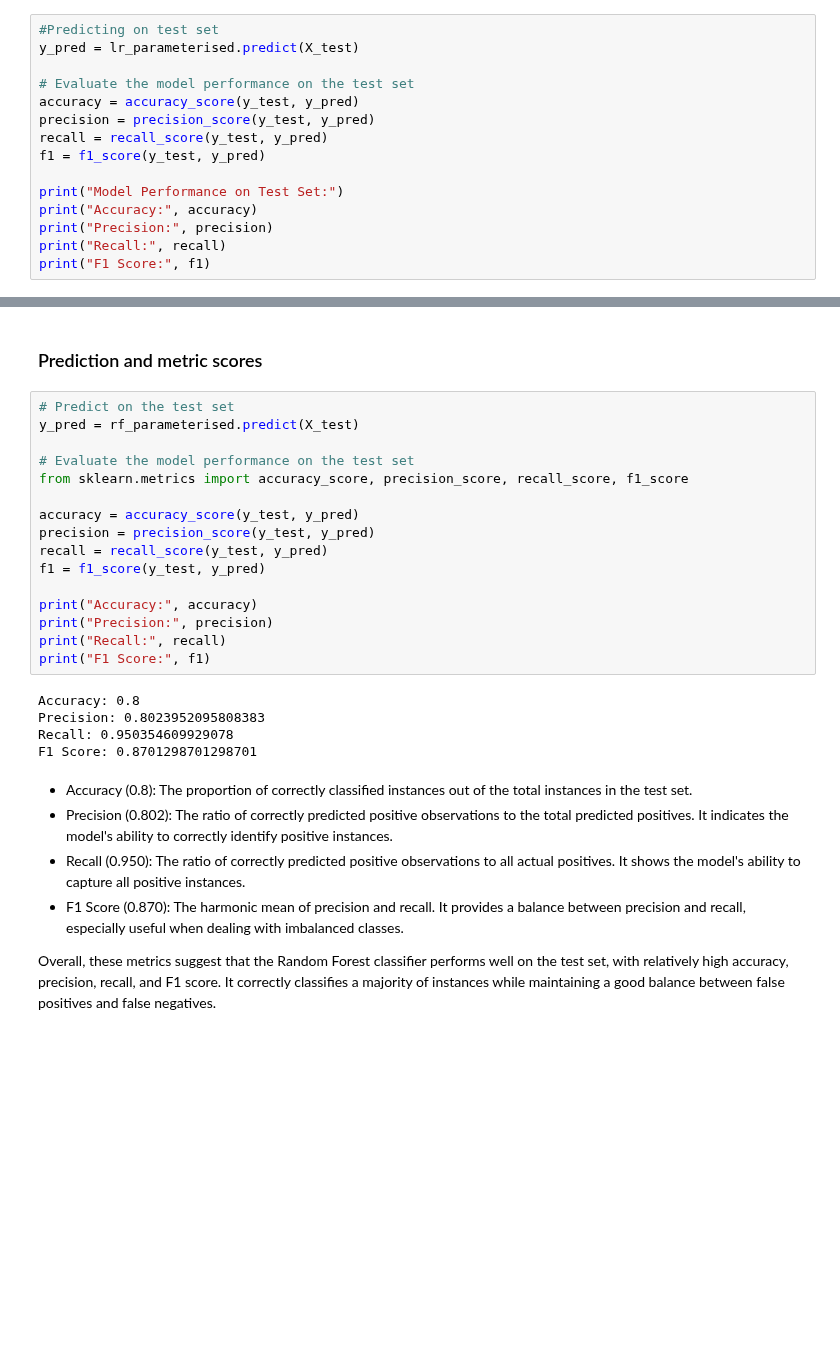
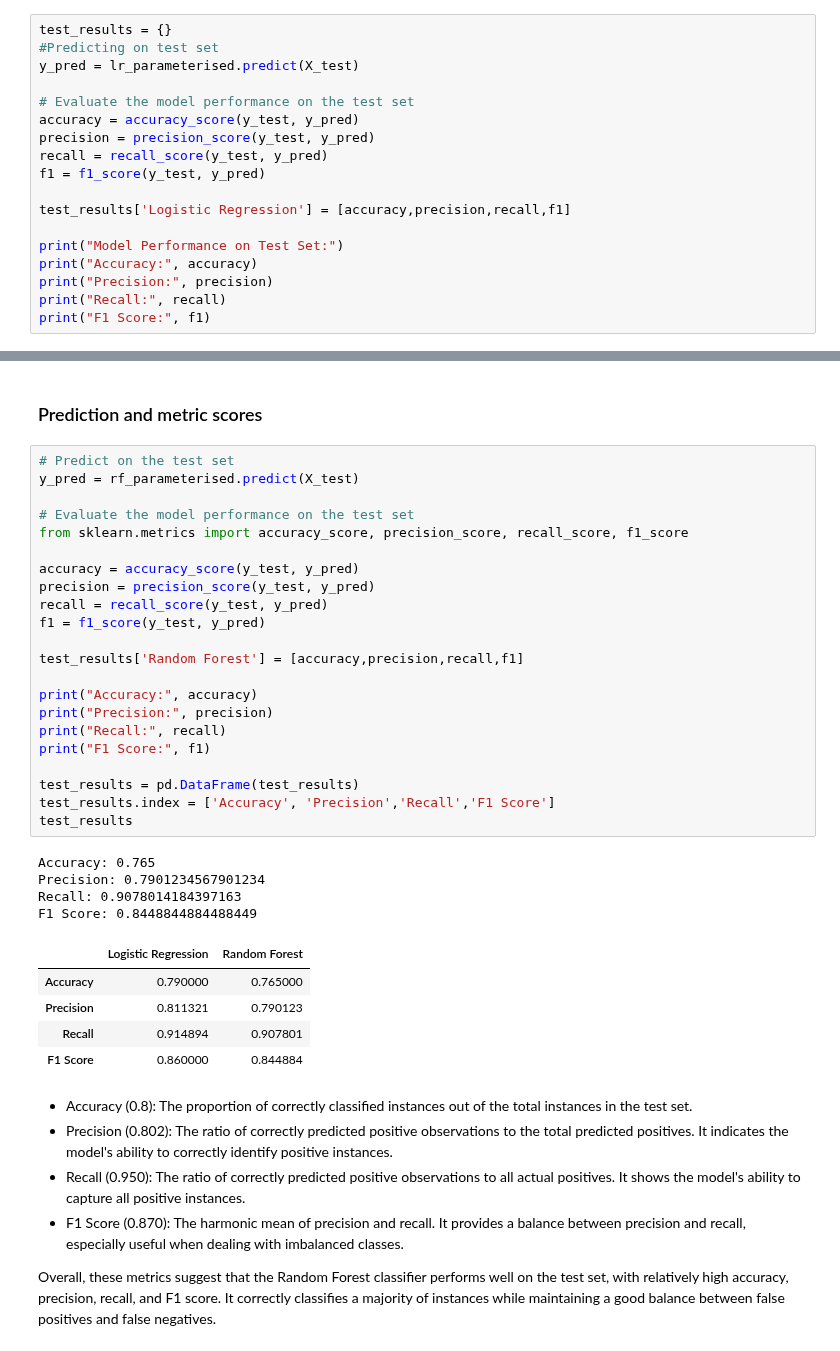
Before and after one commit to jjadeb/DSCI310_Group-12_Credit-Risk-Classification, a Jupyter notebook: reports/credit_risk_analysis.ipynb, the cells around one changed output, grey strips where cells are left out. Saved outputs shown, nothing was run; the diff lists cells and outputs as text; blank space fills up the shorter version.

```diff
--- a/reports/credit_risk_analysis.ipynb
+++ b/reports/credit_risk_analysis.ipynb
@@ -403,6 +403,7 @@ pd.DataFrame({"columns":column_names, "coefs":list(lr_parameterised.coef_[0])}).
 # %% [markdown]
 ### Prediction and model performance on Test set
 # %%
+test_results = {}
 #Predicting on test set
 y_pred = lr_parameterised.predict(X_test)
 
@@ -412,6 +413,8 @@ precision = precision_score(y_test, y_pred)
 recall = recall_score(y_test, y_pred)
 f1 = f1_score(y_test, y_pred)
 
+test_results['Logistic Regression'] = [accuracy,precision,recall,f1]
+
 print("Model Performance on Test Set:")
 print("Accuracy:", accuracy)
 print("Precision:", precision)
@@ -573,24 +575,35 @@ RandomForestClassifier(max_depth=10, n_estimators=250, n_jobs=-1,
 # %%
 # Predict on the test set
 y_pred = rf_parameterised.predict(X_test)
 
 # Evaluate the model performance on the test set
 from sklearn.metrics import accuracy_score, precision_score, recall_score, f1_score
 
 accuracy = accuracy_score(y_test, y_pred)
 precision = precision_score(y_test, y_pred)
 recall = recall_score(y_test, y_pred)
 f1 = f1_score(y_test, y_pred)
 
+test_results['Random Forest'] = [accuracy,precision,recall,f1]
+
 print("Accuracy:", accuracy)
 print("Precision:", precision)
 print("Recall:", recall)
 print("F1 Score:", f1)
+
+test_results = pd.DataFrame(test_results)
+test_results.index = ['Accuracy', 'Precision','Recall','F1 Score']
+test_results
 # %% [output]
-Accuracy: 0.8
-Precision: 0.8023952095808383
-Recall: 0.950354609929078
-F1 Score: 0.8701298701298701
+Accuracy: 0.765
+Precision: 0.7901234567901234
+Recall: 0.9078014184397163
+F1 Score: 0.8448844884488449
+|  | Logistic Regression | Random Forest |
+| Accuracy | 0.790000 | 0.765000 |
+| Precision | 0.811321 | 0.790123 |
+| Recall | 0.914894 | 0.907801 |
+| F1 Score | 0.860000 | 0.844884 |
 # %% [markdown]
 - Accuracy (0.8): The proportion of correctly classified instances out of the total instances in the test set.
 - Precision (0.802): The ratio of correctly predicted positive observations to the total predicted positives. It indicates the model's ability to correctly identify positive instances.
```
Also changed, not shown: parts of 11 cells of this notebook, 1 other file.
